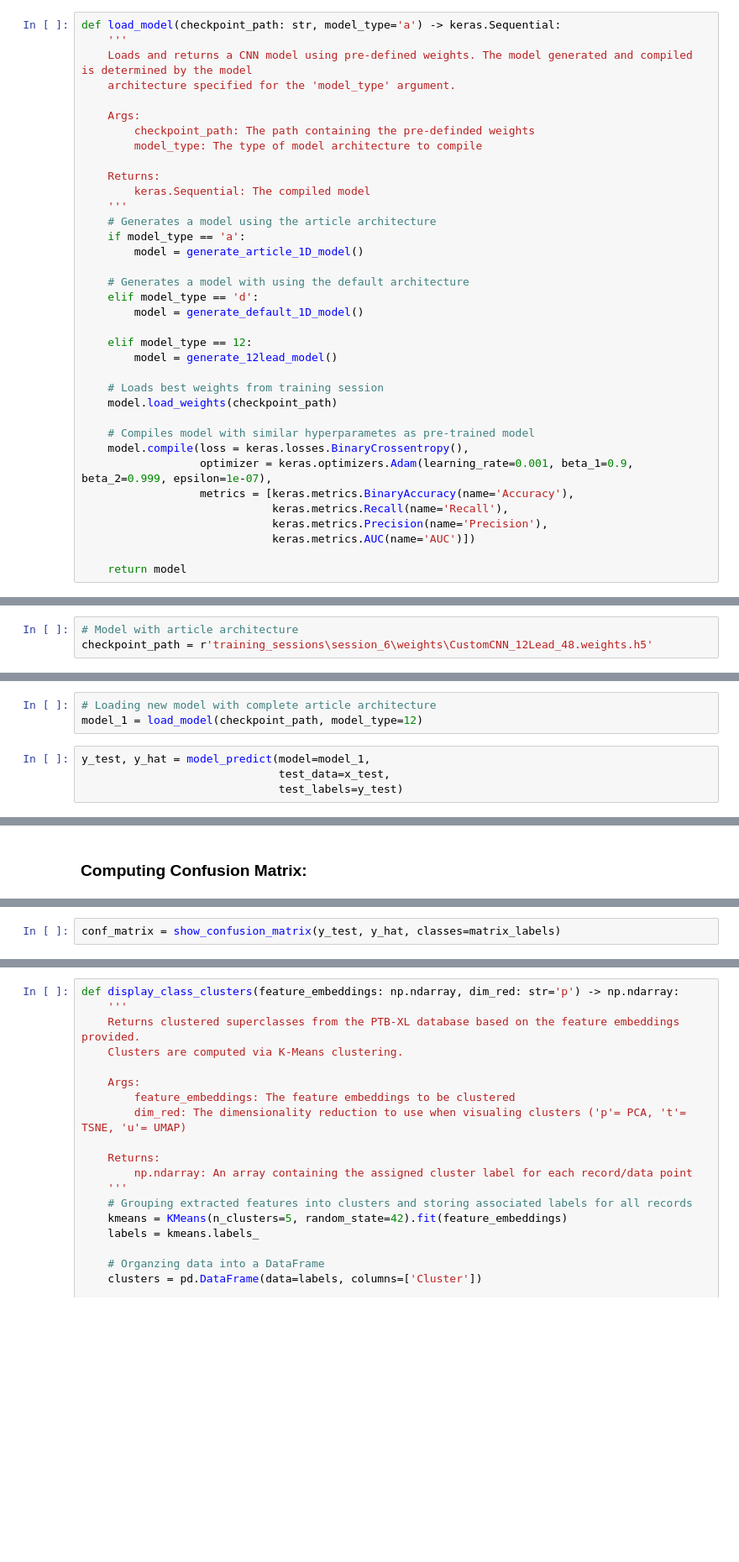
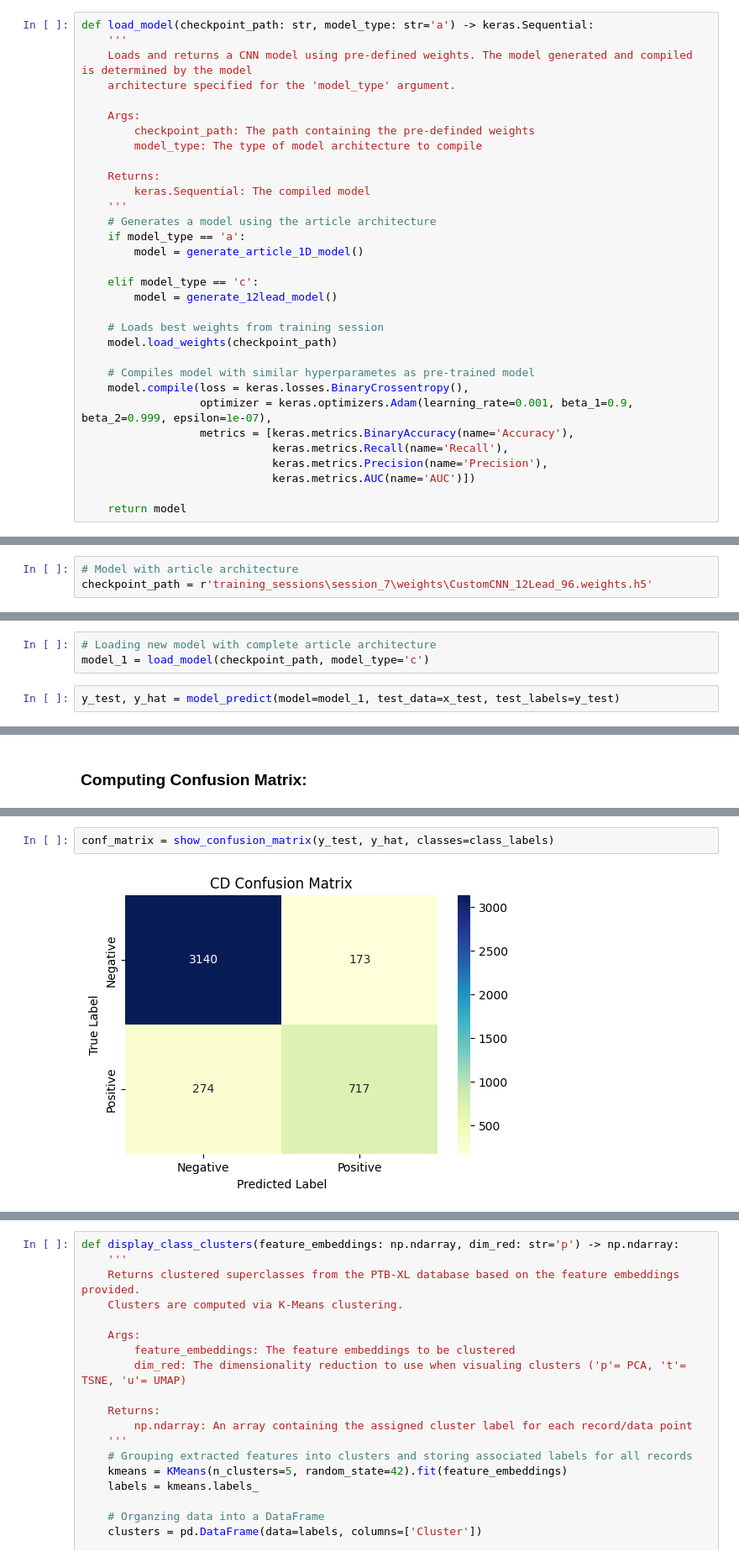
Before and after one commit to Aaron-Loera/Multilabel-ECG-Classification, a Jupyter notebook: Feature_Space.ipynb, the cells around one changed output, grey strips where cells are left out. Shown at 84% size. Saved outputs shown, nothing was run; the diff lists cells and outputs as text; blank space fills up the shorter version.

Commit message:
- Adapted the "Featured_Space" notebook to 12-Lead ECG signal data

```diff
--- a/Feature_Space.ipynb
+++ b/Feature_Space.ipynb
@@ -52,7 +103,7 @@ print(x_test.shape, y_test.shape)
 # %% [markdown]
 ### Loading Model and Extracting Features:
 # %%
-def load_model(checkpoint_path: str, model_type='a') -> keras.Sequential:
+def load_model(checkpoint_path: str, model_type: str='a') -> keras.Sequential:
     '''
     Loads and returns a CNN model using pre-defined weights. The model generated and compiled is determined by the model
     architecture specified for the 'model_type' argument.
@@ -68,11 +119,7 @@ def load_model(checkpoint_path: str, model_type='a') -> keras.Sequential:
     if model_type == 'a':
         model = generate_article_1D_model()
 
-    # Generates a model with using the default architecture
-    elif model_type == 'd':
-        model = generate_default_1D_model()
-
-    elif model_type == 12:
+    elif model_type == 'c':
         model = generate_12lead_model()
 
     # Loads best weights from training session
@@ -117,5 +164,5 @@ def extract_features(checkpoint_path: str, test_data: pd.DataFrame, model_type:
     return feature_embeddings
 # %%
 # Model with article architecture
-checkpoint_path = r'training_sessions\session_6\weights\CustomCNN_12Lead_48.weights.h5'
+checkpoint_path = r'training_sessions\session_7\weights\CustomCNN_12Lead_96.weights.h5'
 # %%
@@ -124,8 +194,6 @@ feature_embeddings = extract_features(checkpoint_path, x_test, model_type=12)
 ### Generating Predictions:
 # %%
 # Loading new model with complete article architecture
-model_1 = load_model(checkpoint_path, model_type=12)
+model_1 = load_model(checkpoint_path, model_type='c')
 # %%
-y_test, y_hat = model_predict(model=model_1,
-                              test_data=x_test,
-                              test_labels=y_test)
+y_test, y_hat = model_predict(model=model_1, test_data=x_test, test_labels=y_test)
@@ -141,2 +234,4 @@ matrix_labels = label_classes
 # %%
-conf_matrix = show_confusion_matrix(y_test, y_hat, classes=matrix_labels)
+conf_matrix = show_confusion_matrix(y_test, y_hat, classes=class_labels)
+# %% [output]
+[figure, added]
```
Also changed, not shown: parts of 102 cells of this notebook, 3 other files.
